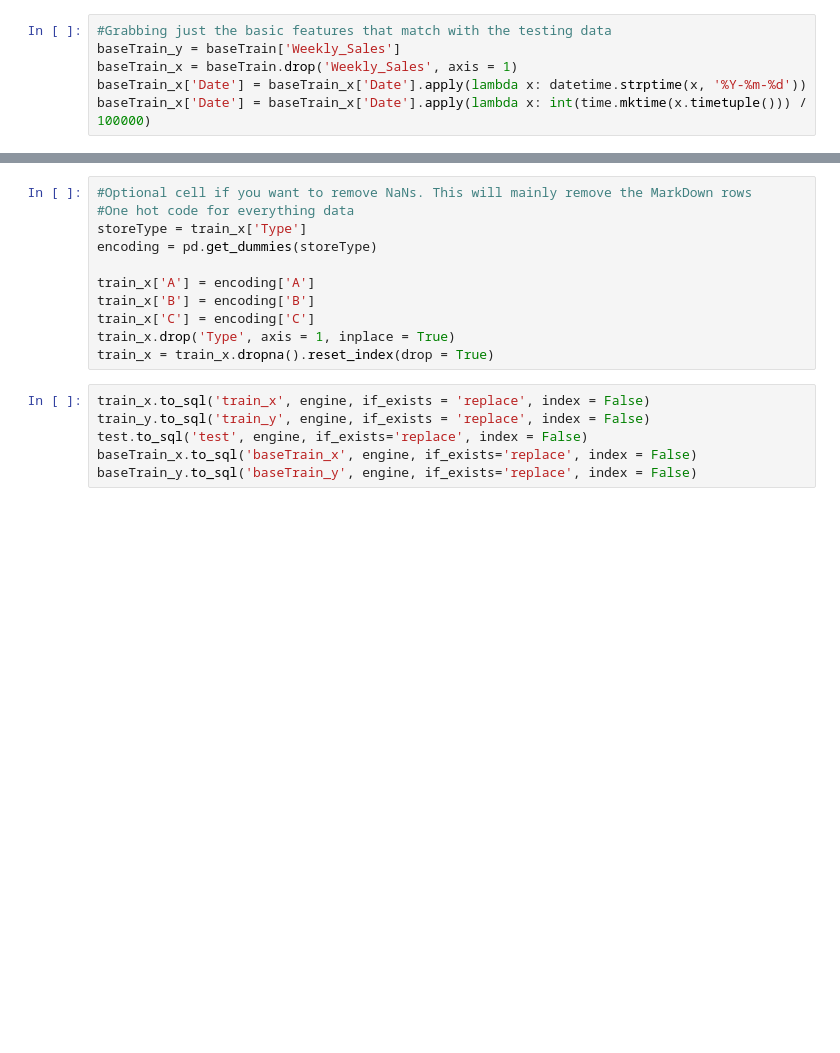
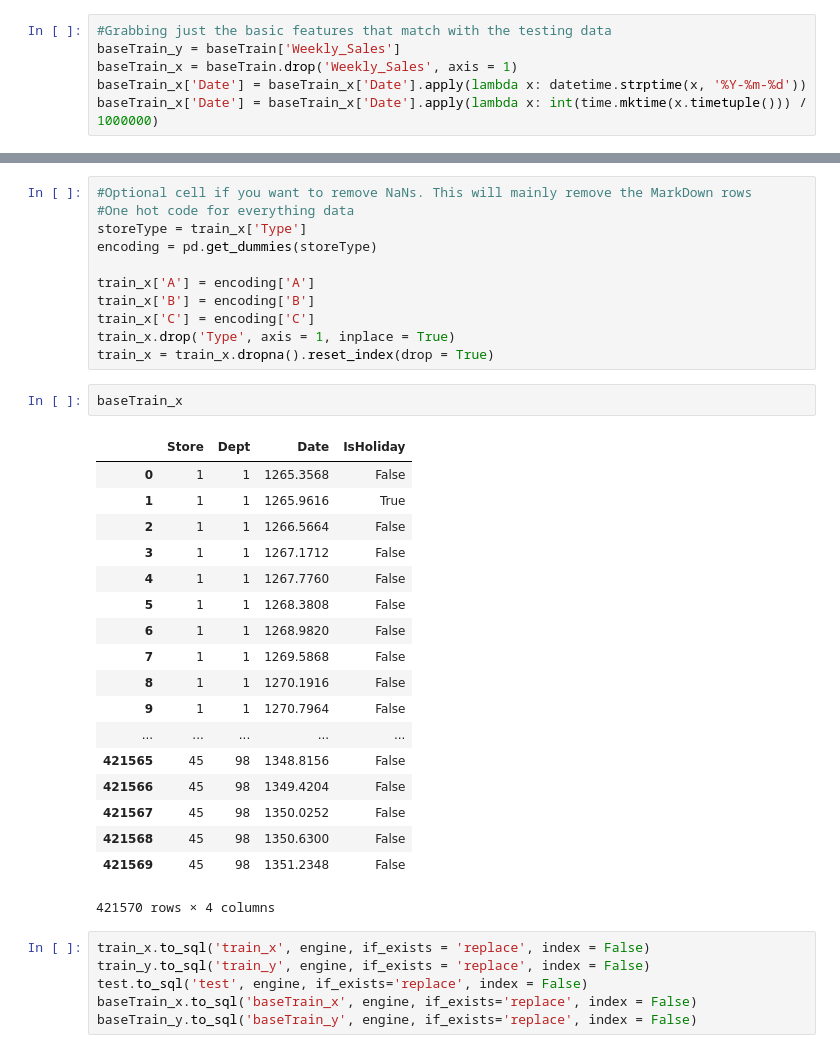
Before and after one commit to CraigFan96/CIS545, a Jupyter notebook: cleanData.ipynb, the cells around one changed output, grey strips where cells are left out. Drawn from its saved outputs; the diff is of its cells as text; blank space fills up the shorter version.

```diff
--- a/cleanData.ipynb
+++ b/cleanData.ipynb
@@ -47,7 +47,7 @@ everything = everything.iloc[:, i]
 baseTrain_y = baseTrain['Weekly_Sales']
 baseTrain_x = baseTrain.drop('Weekly_Sales', axis = 1)
 baseTrain_x['Date'] = baseTrain_x['Date'].apply(lambda x: datetime.strptime(x, '%Y-%m-%d'))
-baseTrain_x['Date'] = baseTrain_x['Date'].apply(lambda x: int(time.mktime(x.timetuple())) / 100000)
+baseTrain_x['Date'] = baseTrain_x['Date'].apply(lambda x: int(time.mktime(x.timetuple())) / 1000000)
 # %%
 #Cleaning the data that has everything
 
@@ -77,6 +77,27 @@ train_x['B'] = encoding['B']
 train_x['C'] = encoding['C']
 train_x.drop('Type', axis = 1, inplace = True)
 train_x = train_x.dropna().reset_index(drop = True)
+# %%
+baseTrain_x
+# %% [output]
+|  | Store | Dept | Date | IsHoliday |
+| 0 | 1 | 1 | 1265.3568 | False |
+| 1 | 1 | 1 | 1265.9616 | True |
+| 2 | 1 | 1 | 1266.5664 | False |
+| 3 | 1 | 1 | 1267.1712 | False |
+| 4 | 1 | 1 | 1267.7760 | False |
+| 5 | 1 | 1 | 1268.3808 | False |
+| 6 | 1 | 1 | 1268.9820 | False |
+| 7 | 1 | 1 | 1269.5868 | False |
+| 8 | 1 | 1 | 1270.1916 | False |
+| 9 | 1 | 1 | 1270.7964 | False |
+| ... | ... | ... | ... | ... |
+| 421565 | 45 | 98 | 1348.8156 | False |
+| 421566 | 45 | 98 | 1349.4204 | False |
+| 421567 | 45 | 98 | 1350.0252 | False |
+| 421568 | 45 | 98 | 1350.6300 | False |
+| 421569 | 45 | 98 | 1351.2348 | False |
+421570 rows × 4 columns
 # %%
 train_x.to_sql('train_x', engine, if_exists = 'replace', index = False)
 train_y.to_sql('train_y', engine, if_exists = 'replace', index = False)
```
Also changed, not shown: parts of 1 cell of this notebook, 1 other file.
